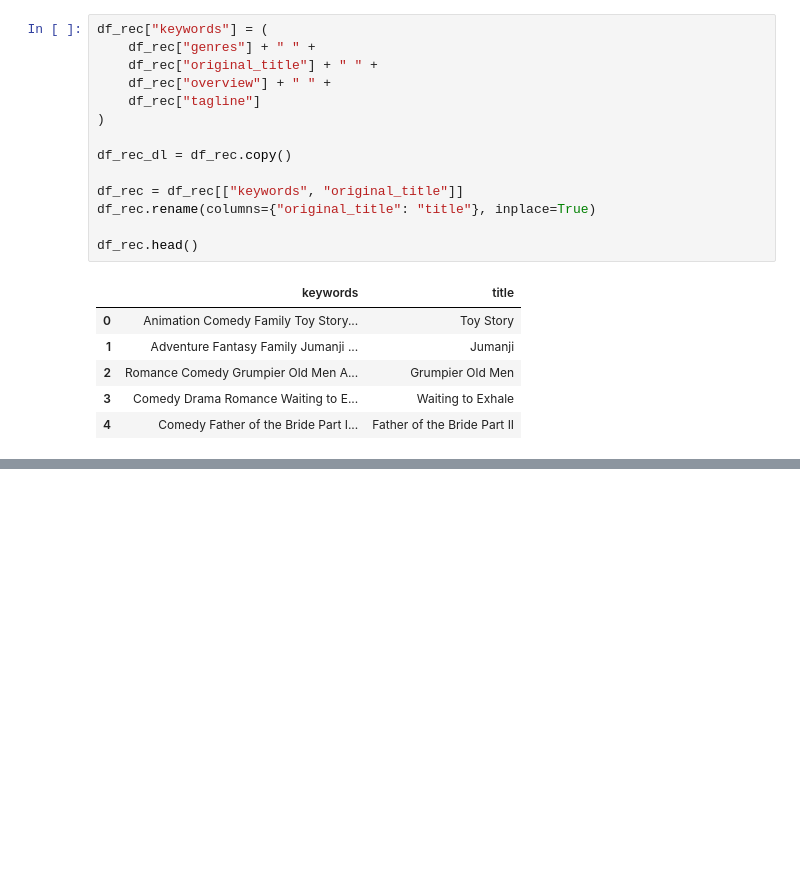
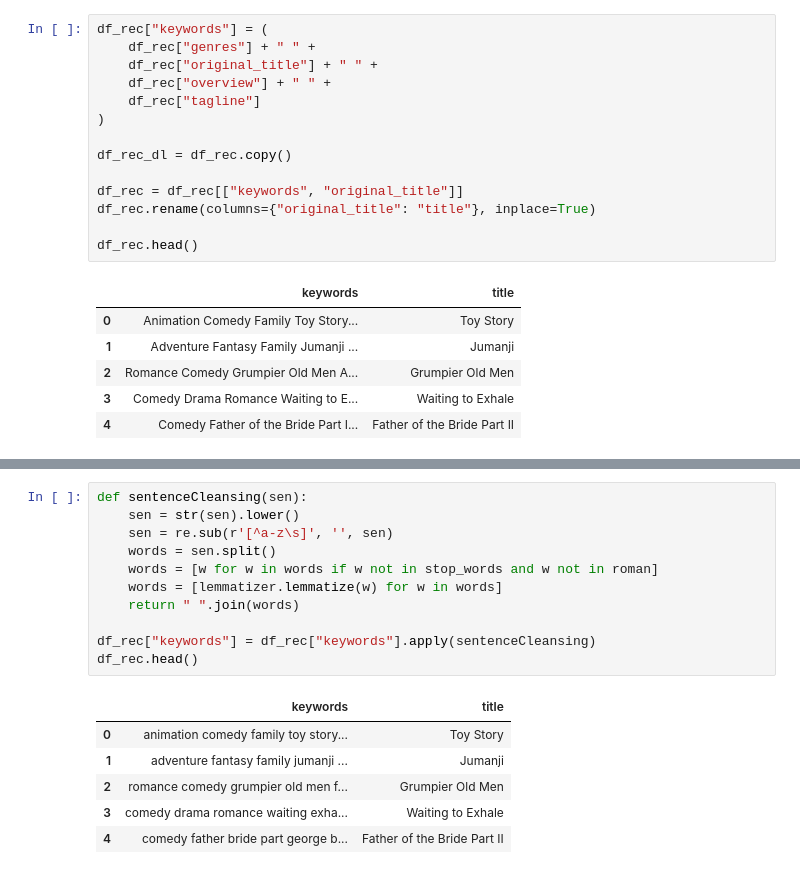
Before and after one commit to MishraShardendu22/Movie-Vibe-Name-Search, a Jupyter notebook: Movies_Search.ipynb, the cells around one changed output, grey strips where cells are left out. Drawn from its saved outputs; the diff is of its cells as text; blank space fills up the shorter version.

```diff
--- a/Movies_Search.ipynb
+++ b/Movies_Search.ipynb
@@ -88,0 +107,18 @@ df_rec.head()
+# %%
+def sentenceCleansing(sen):
+    sen = str(sen).lower()
+    sen = re.sub(r'[^a-z\s]', '', sen)
+    words = sen.split()
+    words = [w for w in words if w not in stop_words and w not in roman]
+    words = [lemmatizer.lemmatize(w) for w in words]
+    return " ".join(words)
+
+df_rec["keywords"] = df_rec["keywords"].apply(sentenceCleansing)
+df_rec.head()
+# %% [output]
+|  | keywords | title |
+| 0 | animation comedy family toy story... | Toy Story |
+| 1 | adventure fantasy family jumanji ... | Jumanji |
+| 2 | romance comedy grumpier old men f... | Grumpier Old Men |
+| 3 | comedy drama romance waiting exha... | Waiting to Exhale |
+| 4 | comedy father bride part george b... | Father of the Bride Part II |
```
Also changed, not shown: parts of 10 cells of this notebook.
